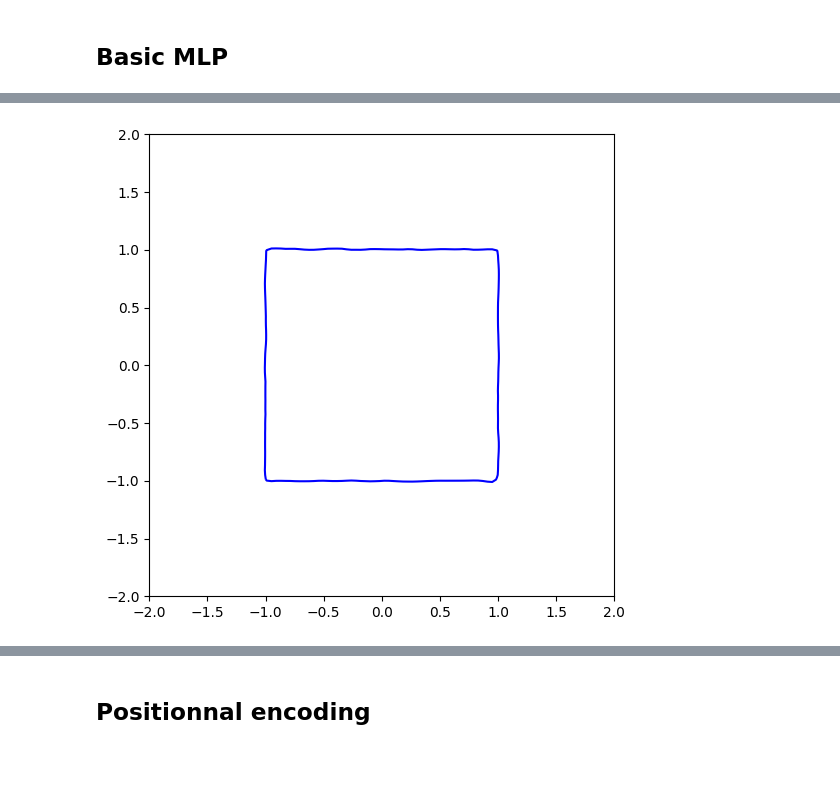
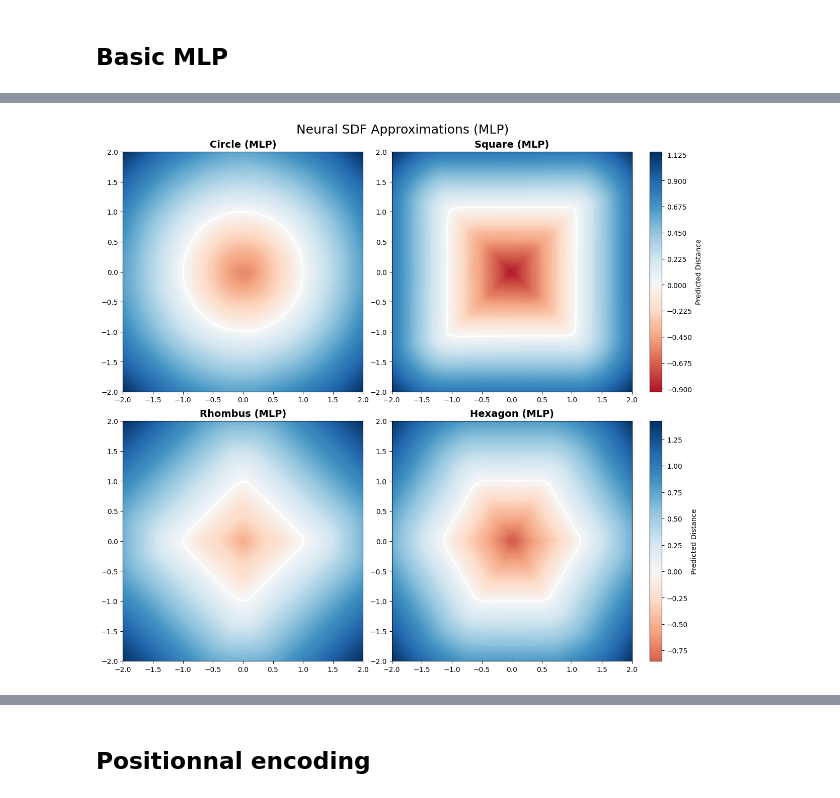
Before and after one commit to antonin-tarrade/sdf-marching-cubes, a Jupyter notebook: mlp-tests.ipynb, the cells around one changed output, grey strips where cells are left out. Saved outputs shown, nothing was run; the diff lists cells and outputs as text; code cells hidden in the pictures; blank space fills up the shorter version.

```diff
--- a/mlp-tests.ipynb
+++ b/mlp-tests.ipynb
@@ -73,4 +177,7 @@ def train_sdf(model, sdf_func, nb_samples, lr, nb_epochs, loss_type='mse'):
             print(f"Epoch {epoch}, Loss: {loss.item()}")
     return model
 # %%
-mlp = train_sdf(MLP(), square, 100000, 0.001, 20000, 'mse')
+mlp_circle = train_sdf(MLP(), circle, 1000, 0.001, 2000, 'mse')
+mlp_square = train_sdf(MLP(), square, 1000, 0.001, 2000, 'mse')
+mlp_hexagon = train_sdf(MLP(), sdHexagon, 1000, 0.001, 2000, 'mse')
+mlp_rhombus = train_sdf(MLP(), sdRhombus, 1000, 0.001, 2000, 'mse')
@@ -77,18 +192,81 @@ mlp = train_sdf(MLP(), square, 100000, 0.001, 20000, 'mse')
 # %%
-with torch.no_grad():
-    gridx = torch.linspace(-2,2,100)
-    gridy = torch.linspace(-2,2,100)
-    X,Y = torch.meshgrid(gridx,gridy)
-    X = X.to(device)
-    Y = Y.to(device)
-    Z = mlp(torch.stack([X.flatten(), Y.flatten()], dim=1)).reshape(X.shape)
+# --- Setup Grid for Inference ---
+grid_res = 200
+gridx = torch.linspace(-2, 2, grid_res)
+gridy = torch.linspace(-2, 2, grid_res)
+X_mesh, Y_mesh = torch.meshgrid(gridx, gridy, indexing='ij')
+input_pts = torch.stack([X_mesh.flatten(), Y_mesh.flatten()], dim=1).to(device)
 
-    X = X.cpu().numpy()
-    Y = Y.cpu().numpy()
-    Z = Z.cpu().numpy()
+# Map your models to their titles
+# Assuming mlp_rhombus and others are already trained models
+models = [
+    ("Circle (MLP)", mlp_circle),
+    ("Square (MLP)", mlp_square),
+    ("Rhombus (MLP)", mlp_rhombus),
+    ("Hexagon (MLP)", mlp_hexagon)
+]
 
-plt.figure(figsize=(6,6))
-plt.contour(X,Y,Z,levels=[0], colors='blue')
+# --- Plotting the 2x2 Layout ---
+fig, axes = plt.subplots(2, 2, figsize=(12, 11), constrained_layout=True)
+axes = axes.flatten()
+
+for i, (name, model) in enumerate(models):
+    ax = axes[i]
+    model.eval()
+
+    with torch.no_grad():
+        # Inference
+        Z_flat = model(input_pts)
+        Z = Z_flat.reshape(grid_res, grid_res).cpu().numpy()
+
+    # Convert mesh to numpy for plotting
+    xn = X_mesh.cpu().numpy()
+    yn = Y_mesh.cpu().numpy()
+
+    # Distance Field Contour
+    max_abs = np.max(np.abs(Z))
+    cp = ax.contourf(xn, yn, Z, levels=100, cmap='RdBu', vmin=-max_abs, vmax=max_abs)
+
+    # The Zero-level set (The learned boundary)
+    ax.contour(xn, yn, Z, levels=[0], colors='white', linewidths=2)
+
+    # Formatting
+    ax.set_title(name, fontsize=14, fontweight='bold')
+    ax.set_aspect('equal')
+    ax.set_xlim(-2, 2)
+    ax.set_ylim(-2, 2)
+
+    if i % 2 == 1:
+        fig.colorbar(cp, ax=ax, label='Predicted Distance')
+
+plt.suptitle("Neural SDF Approximations (MLP)", fontsize=18)
 plt.show()
+
+# --- Gradient Magnitude of the MLP ---
+fig, axes = plt.subplots(2, 2, figsize=(12, 11), constrained_layout=True)
+axes = axes.flatten()
+
+spacing = (gridx[1] - gridx[0]).item()
+
+for i, (name, model) in enumerate(models):
+    ax = axes[i]
+
+    # Re-calculating Z for each model
+    with torch.no_grad():
+        Z = model(input_pts).reshape(grid_res, grid_res).cpu().numpy()
+
+    # Numerical gradient of the MLP output
+    gy, gx = np.gradient(Z, spacing)
+    magnitude = np.sqrt(gx**2 + gy**2)
+
+    im = ax.imshow(magnitude, extent=[-2, 2, -2, 2], origin='lower', cmap='viridis')
+    ax.set_title(f"{name}", fontsize=14, fontweight='bold')
+    ax.set_aspect('equal')
+
+    if i % 2 == 1:
+        fig.colorbar(im, ax=ax, label='Magnitude')
+
+plt.suptitle("Gradients(normalized)", fontsize=18)
+plt.show()
 # %% [output]
-[figure, old version]
+[figure, new version]
```
Also changed, not shown: parts of 17 cells of this notebook, 33 other files.
